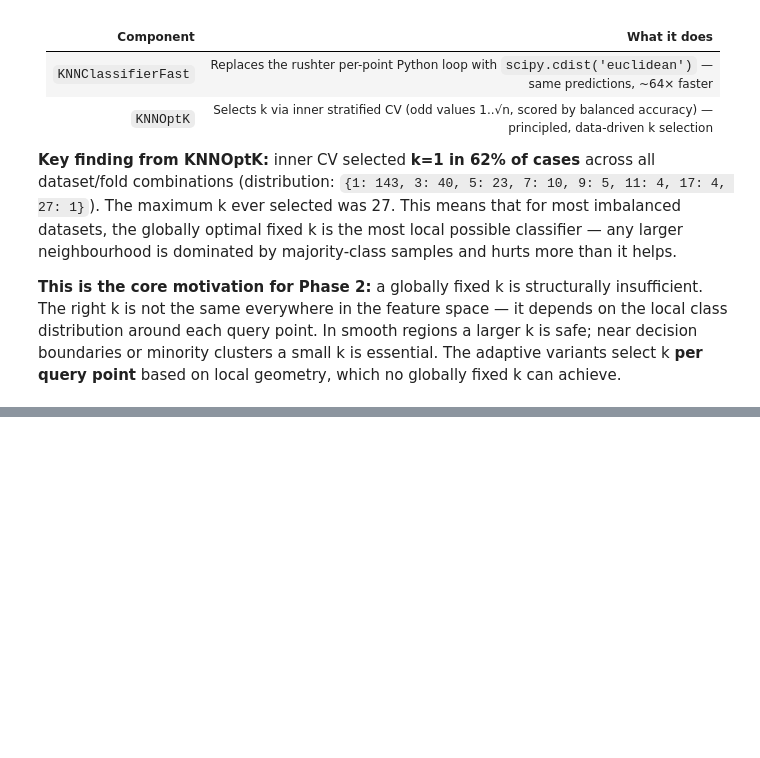
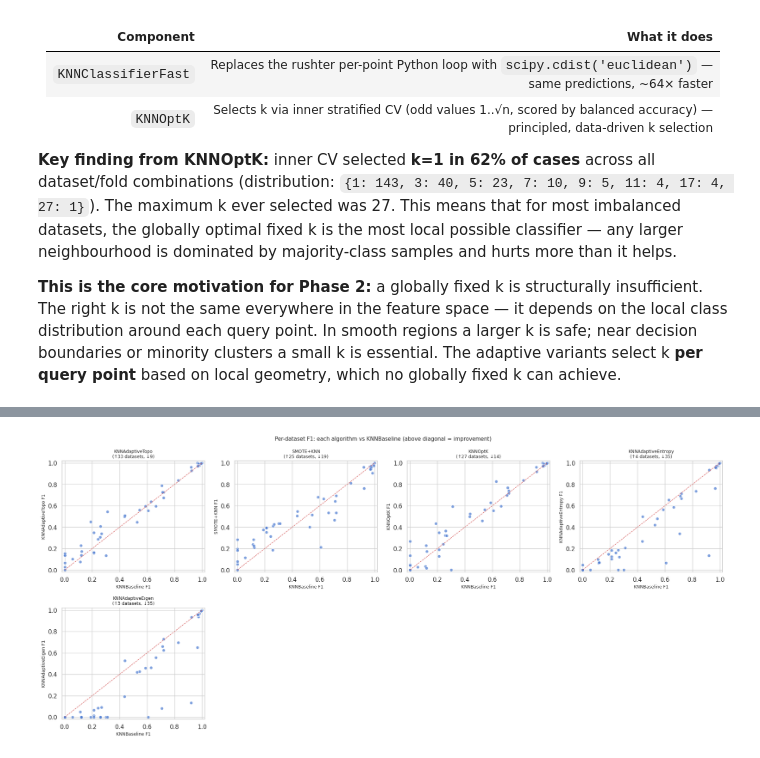
Before and after one commit to zepaulo333/knn_classimbalance, a Jupyter notebook: notebooks/analysis.ipynb, the cells around one changed output, grey strips where cells are left out. Cells and saved outputs as stored; diff of their text form; code cells hidden in the pictures; blank space fills up the shorter version.

```diff
--- a/notebooks/analysis.ipynb
+++ b/notebooks/analysis.ipynb
@@ -710,0 +995,39 @@ Section 5 will be completed in Phase 2.
+# %%
+# ── 5.3  Per-dataset F1 scatter: each algorithm vs KNNBaseline ───────────────
+
+per_ds_alg = (
+    bench_df
+    .groupby(["dataset", "algorithm"])["f1"]
+    .mean()
+    .unstack("algorithm")
+)
+
+competitors = [a for a in ALG_ORDER if a != "KNNBaseline"]
+n_cols = 4
+n_rows = int(np.ceil(len(competitors) / n_cols))
+
+fig, axes = plt.subplots(n_rows, n_cols, figsize=(5 * n_cols, 4.5 * n_rows))
+axes = axes.ravel()
+
+for ax, alg in zip(axes, competitors):
+    x = per_ds_alg["KNNBaseline"]
+    y_alg = per_ds_alg[alg]
+    wins = (y_alg > x).sum()
+    losses = (y_alg < x).sum()
+    ax.scatter(x, y_alg, alpha=0.7, edgecolors="white", s=40)
+    ax.plot([0, 1], [0, 1], "r--", linewidth=1)
+    ax.set_xlabel("KNNBaseline F1", fontsize=9)
+    ax.set_ylabel(f"{alg} F1", fontsize=9)
+    ax.set_title(f"{alg}\n(↑{wins} datasets, ↓{losses})", fontsize=9)
+    ax.set_xlim(-0.02, 1.02)
+    ax.set_ylim(-0.02, 1.02)
+
+for ax in axes[len(competitors):]:
+    ax.set_visible(False)
+
+fig.suptitle("Per-dataset F1: each algorithm vs KNNBaseline (above diagonal = improvement)", fontsize=11)
+plt.tight_layout()
+fig.savefig(FIG_DIR / "benchmark_scatter_vs_baseline.png", dpi=150, bbox_inches="tight")
+plt.show()
+# %% [output]
+[figure, added]
```
Also changed, not shown: parts of 16 cells of this notebook, 25 other files.
